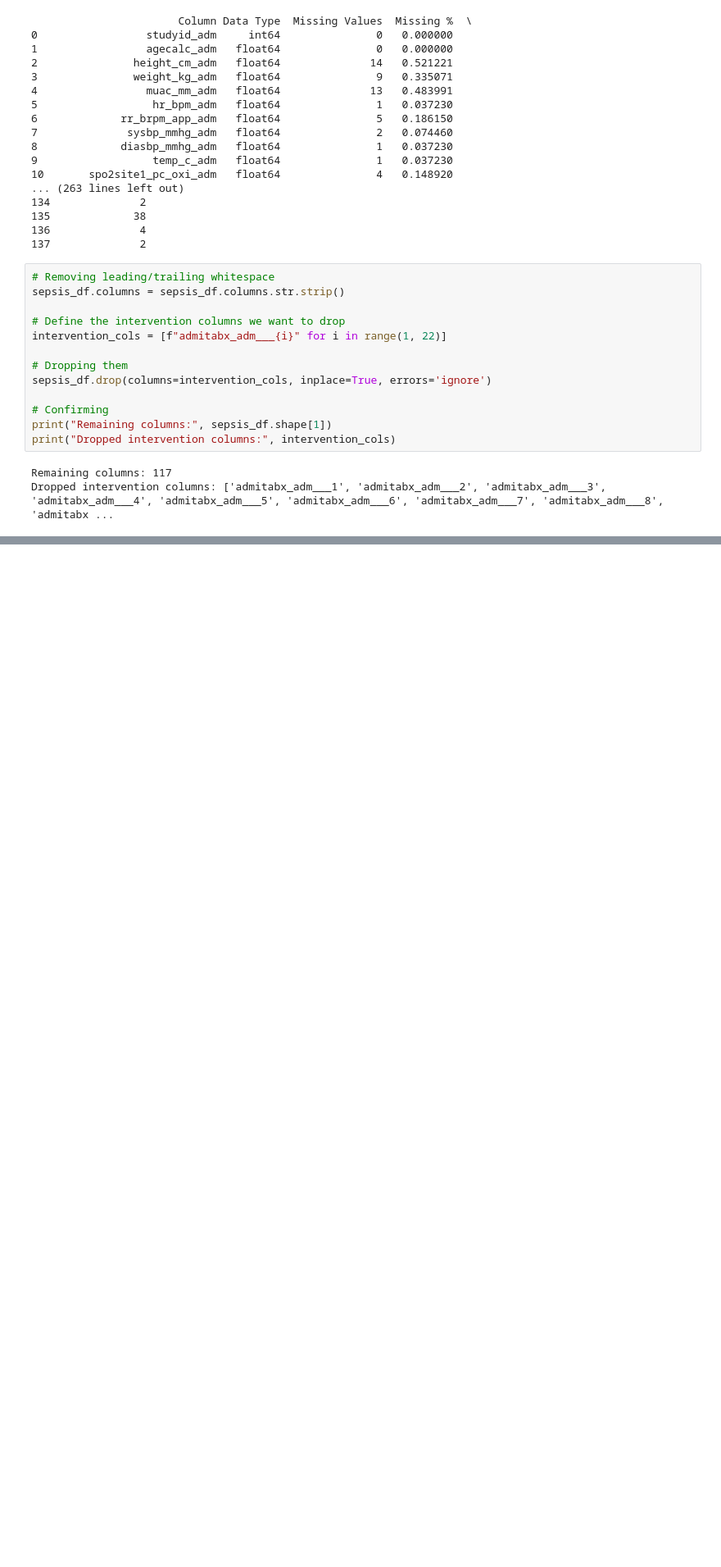
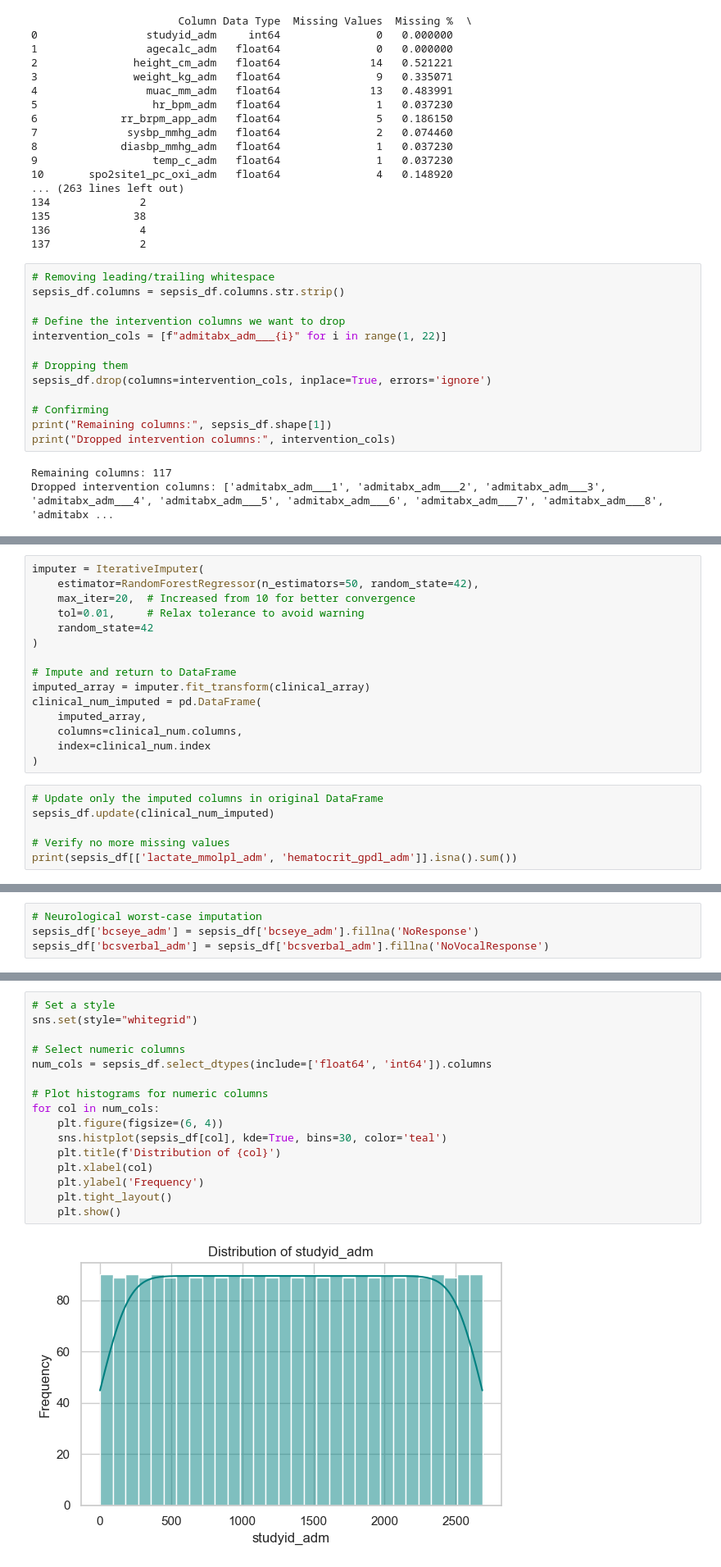
Before and after one commit to HermelaDev/Pediatric_Sepsis_Related_Death_Prediction, a Jupyter notebook: Pediatric_Sepsis.ipynb, the cells around one changed output, grey strips where cells are left out. Shown at 82% size. Saved outputs shown, nothing was run; the diff lists cells and outputs as text; blank space fills up the shorter version.

Commit message:
Handling Missing Values

```diff
--- a/Pediatric_Sepsis.ipynb
+++ b/Pediatric_Sepsis.ipynb
@@ -79,0 +117,21 @@ Dropped intervention columns: ['admitabx_adm___1', 'admitabx_adm___2', 'admitabx
+# %%
+imputer = IterativeImputer(
+    estimator=RandomForestRegressor(n_estimators=50, random_state=42),
+    max_iter=20,  # Increased from 10 for better convergence
+    tol=0.01,     # Relax tolerance to avoid warning
+    random_state=42
+)
+
+# Impute and return to DataFrame
+imputed_array = imputer.fit_transform(clinical_array)
+clinical_num_imputed = pd.DataFrame(
+    imputed_array,
+    columns=clinical_num.columns,
+    index=clinical_num.index
+)
+# %%
+# Update only the imputed columns in original DataFrame
+sepsis_df.update(clinical_num_imputed)
+
+# Verify no more missing values
+print(sepsis_df[['lactate_mmolpl_adm', 'hematocrit_gpdl_adm']].isna().sum())
@@ -79,0 +148,4 @@ Dropped intervention columns: ['admitabx_adm___1', 'admitabx_adm___2', 'admitabx
+# %%
+# Neurological worst-case imputation
+sepsis_df['bcseye_adm'] = sepsis_df['bcseye_adm'].fillna('NoResponse')
+sepsis_df['bcsverbal_adm'] = sepsis_df['bcsverbal_adm'].fillna('NoVocalResponse')
@@ -79,0 +325,18 @@ Dropped intervention columns: ['admitabx_adm___1', 'admitabx_adm___2', 'admitabx
+# %%
+# Set a style
+sns.set(style="whitegrid")
+
+# Select numeric columns
+num_cols = sepsis_df.select_dtypes(include=['float64', 'int64']).columns
+
+# Plot histograms for numeric columns
+for col in num_cols:
+    plt.figure(figsize=(6, 4))
+    sns.histplot(sepsis_df[col], kde=True, bins=30, color='teal')
+    plt.title(f'Distribution of {col}')
+    plt.xlabel(col)
+    plt.ylabel('Frequency')
+    plt.tight_layout()
+    plt.show()
+# %% [output]
+[figure, added]
```
Also changed, not shown: parts of 11 cells of this notebook.
